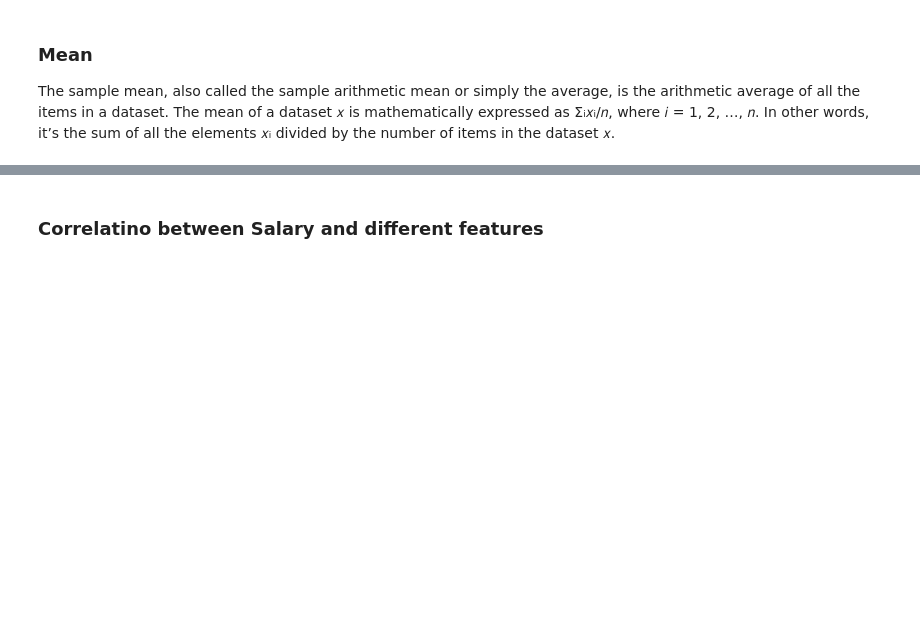
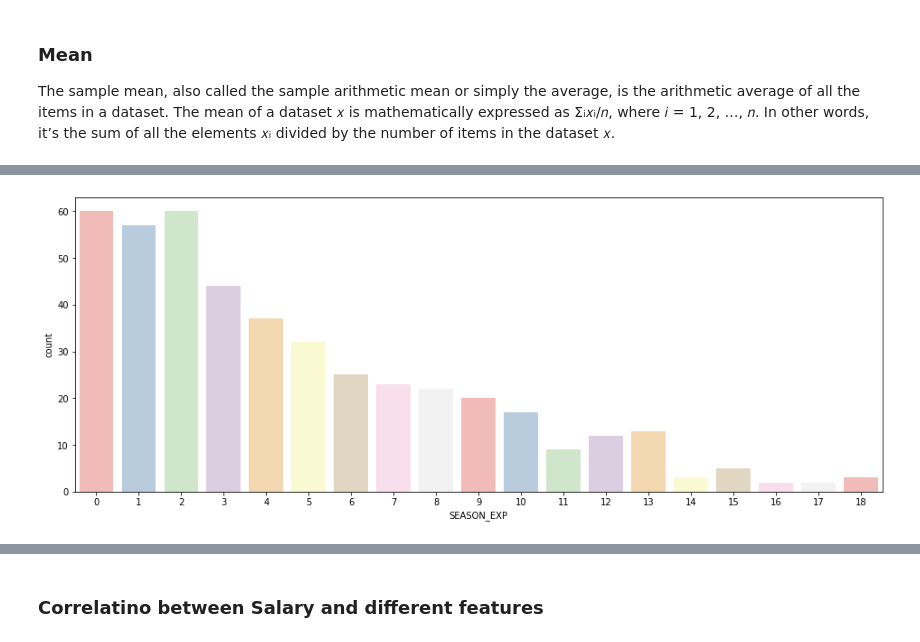
Before and after one commit to santiagoromero20/NBAPredictions, a Jupyter notebook: NBAPredictions.ipynb, the cells around one changed output, grey strips where cells are left out. Cells and saved outputs as stored; diff of their text form; code cells hidden in the pictures; blank space fills up the shorter version.

```diff
--- a/NBAPredictions.ipynb
+++ b/NBAPredictions.ipynb
@@ -164,0 +190,4 @@ The sample mean, also called the sample arithmetic mean or simply the average, i
+# %%
+visualizations.value_counts(data, "SEASON_EXP")
+# %% [output]
+[figure, added]
```
Also changed, not shown: parts of 10 cells of this notebook.
